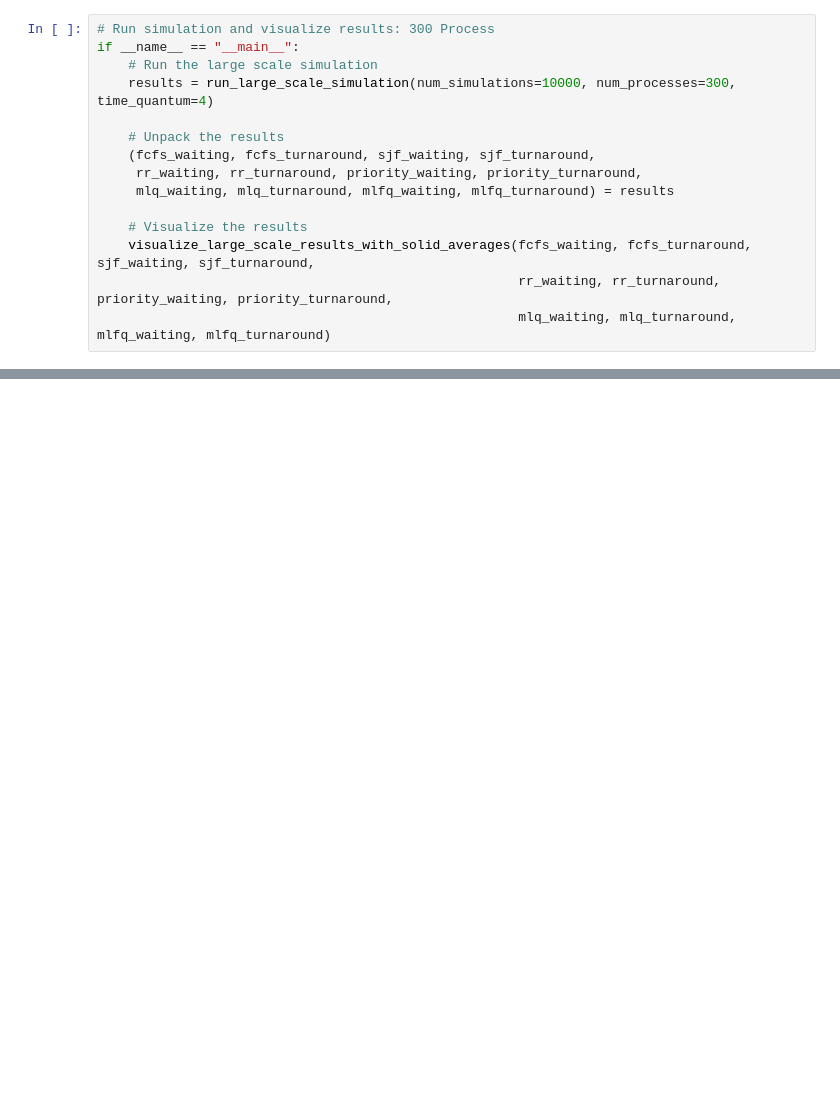
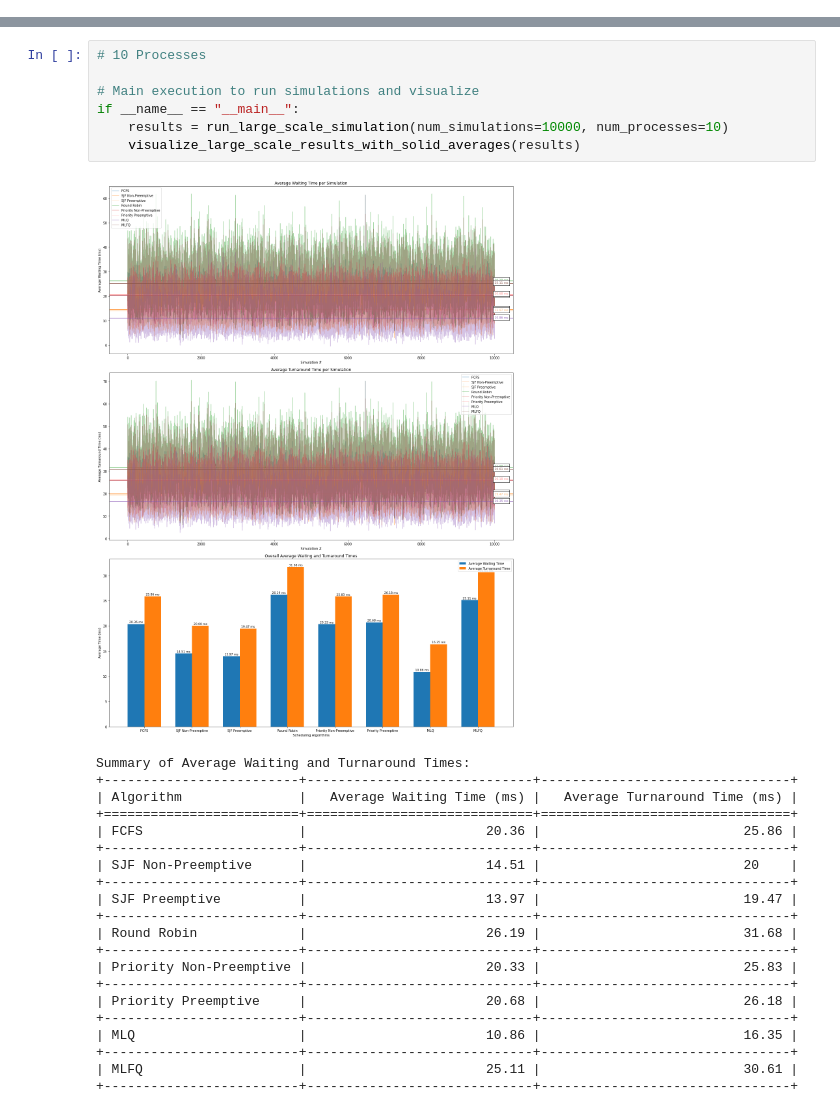
Before and after one commit to BehabPatnaik/OS_Project_SchedulingAlgo, a Jupyter notebook: SchedullingAlgo.ipynb, the cells around one changed output, grey strips where cells are left out. Drawn from its saved outputs; the diff is of its cells as text; blank space fills up the shorter version.

```diff
--- a/SchedullingAlgo.ipynb
+++ b/SchedullingAlgo.ipynb
@@ -378,15 +389,0 @@ if __name__ == "__main__":
-# %%
-# Run simulation and visualize results: 300 Process
-if __name__ == "__main__":
-    # Run the large scale simulation
-    results = run_large_scale_simulation(num_simulations=10000, num_processes=300, time_quantum=4)
-
-    # Unpack the results
-    (fcfs_waiting, fcfs_turnaround, sjf_waiting, sjf_turnaround,
-     rr_waiting, rr_turnaround, priority_waiting, priority_turnaround,
-     mlq_waiting, mlq_turnaround, mlfq_waiting, mlfq_turnaround) = results
-
-    # Visualize the results
-    visualize_large_scale_results_with_solid_averages(fcfs_waiting, fcfs_turnaround, sjf_waiting, sjf_turnaround,
-                                                      rr_waiting, rr_turnaround, priority_waiting, priority_turnaround,
-                                                      mlq_waiting, mlq_turnaround, mlfq_waiting, mlfq_turnaround)
@@ -394,0 +971,29 @@ if __name__ == "__main__":
+# %%
+# 10 Processes
+
+# Main execution to run simulations and visualize
+if __name__ == "__main__":
+    results = run_large_scale_simulation(num_simulations=10000, num_processes=10)
+    visualize_large_scale_results_with_solid_averages(results)
+# %% [output]
+[figure, added]
+Summary of Average Waiting and Turnaround Times:
++-------------------------+-----------------------------+--------------------------------+
+| Algorithm               |   Average Waiting Time (ms) |   Average Turnaround Time (ms) |
++=========================+=============================+================================+
+| FCFS                    |                       20.36 |                          25.86 |
++-------------------------+-----------------------------+--------------------------------+
+| SJF Non-Preemptive      |                       14.51 |                          20    |
++-------------------------+-----------------------------+--------------------------------+
+| SJF Preemptive          |                       13.97 |                          19.47 |
++-------------------------+-----------------------------+--------------------------------+
+| Round Robin             |                       26.19 |                          31.68 |
++-------------------------+-----------------------------+--------------------------------+
+| Priority Non-Preemptive |                       20.33 |                          25.83 |
++-------------------------+-----------------------------+--------------------------------+
+| Priority Preemptive     |                       20.68 |                          26.18 |
++-------------------------+-----------------------------+--------------------------------+
+| MLQ                     |                       10.86 |                          16.35 |
++-------------------------+-----------------------------+--------------------------------+
+| MLFQ                    |                       25.11 |                          30.61 |
++-------------------------+-----------------------------+--------------------------------+
```
Also changed, not shown: parts of 7 cells of this notebook.
